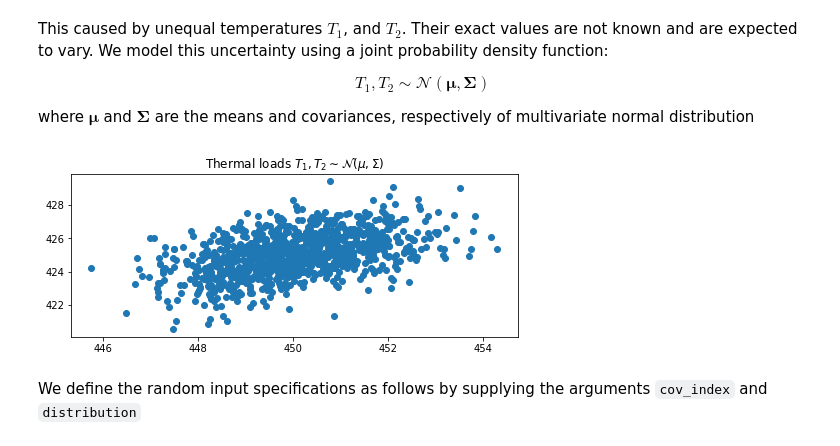
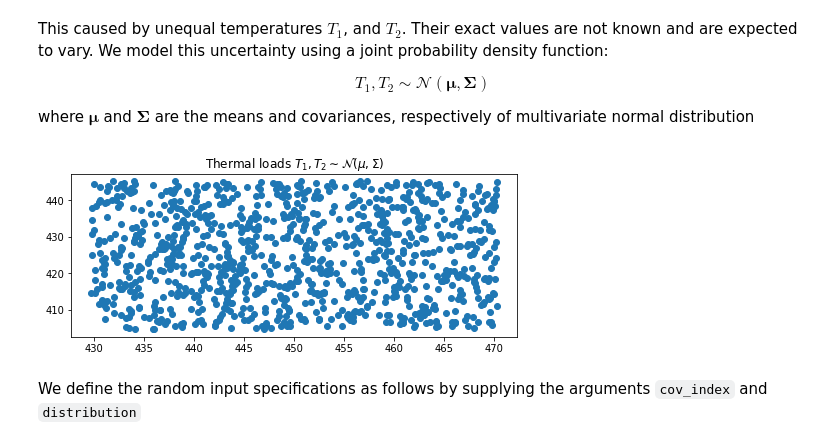
Before and after one commit to sed-group/mvmlib, a Jupyter notebook: docs/source/notebooks/strut_example.ipynb, the cells around one changed output. Saved outputs shown, nothing was run; the diff lists cells and outputs as text; code cells hidden in the pictures.

```diff
--- a/docs/source/notebooks/strut_example.ipynb
+++ b/docs/source/notebooks/strut_example.ipynb
@@ -502,28 +548,28 @@ $$
 
 where $\boldsymbol{\mu}$ and $\boldsymbol{\Sigma}$ are the means and covariances, respectively of multivariate normal distribution
 # %%
-from dmLib import GaussianFunc
+from dmLib import GaussianFunc, UniformFunc
 import numpy as np
 
-# T1,T2 distribution (Gaussian)
+# # T1,T2 distribution (Gaussian)
+# center = np.array([450, 425])
+# Sigma = np.array([
+#     [100, 25],
+#     [75, 100],
+# ]) / (20 * 0.1)
+# Requirement = GaussianFunc(center, Sigma, 'temp')
+
+# T1,T2 distribution (Uniform)
 center = np.array([450,425])
-Sigma = np.array([
-    [100, 25],
-    [75, 100],
-    ]) / (20*3)
-Requirement = GaussianFunc(center, Sigma, 'temp')
-
-# # T1,T2 distribution (Uniform)
-# center = np.array([450,425])
-# Range = np.array([100, 100])/20
-# Requirement = uniformFunc(center, Range, 'temp')
+Range = np.array([100, 100]) / (20 * 0.25)
+Requirement = UniformFunc(center, Range, 'temp')
 
 Requirement.random(1000)
 Requirement.view(xlabel='Thermal loads $T_1,T_2 \
     \sim \mathcal{N}(\mu,\Sigma)$')
 Requirement.reset()
 # %% [output]
-[figure, old version]
+[figure, new version]
 # %% [markdown]
 We define the random input specifications as follows by supplying the arguments ``cov_index`` and ``distribution``
 # %%
```
Also changed, not shown: parts of 36 cells of this notebook, 12 other files.
